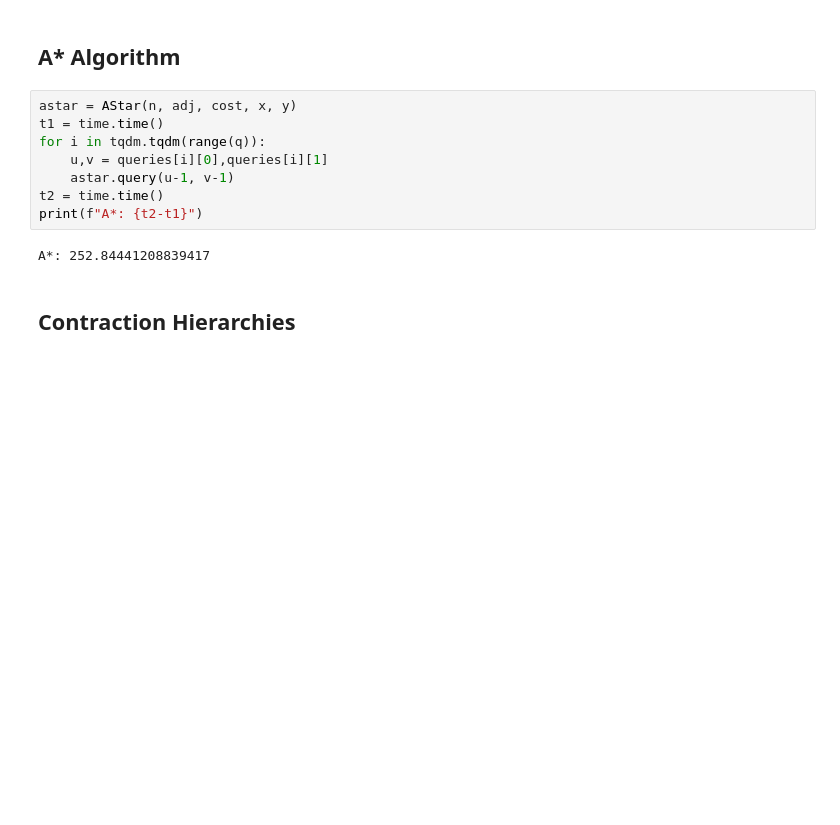
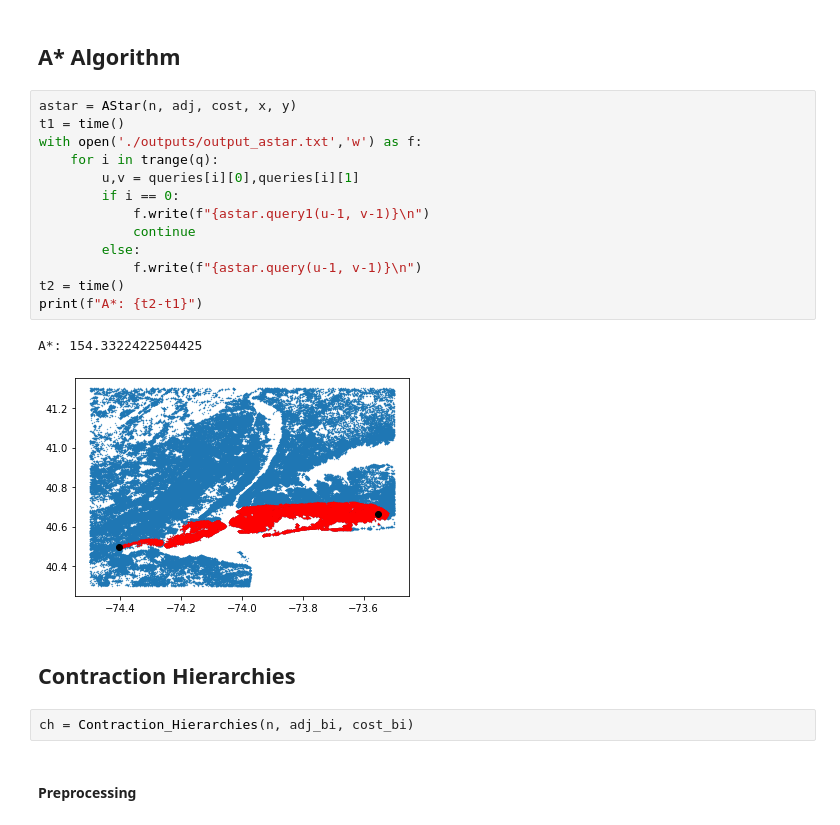
Before and after one commit to TRAGIC11/Shortest_Path_in_Graphs, a Jupyter notebook: Comparison.ipynb, the cells around one changed output. Saved outputs shown, nothing was run; the diff lists cells and outputs as text; blank space fills up the shorter version.

```diff
--- a/Comparison.ipynb
+++ b/Comparison.ipynb
@@ -67,13 +77,23 @@ Bidirectional Dijkstra: 5.849478006362915
 ## A* Algorithm
 # %%
 astar = AStar(n, adj, cost, x, y)
-t1 = time.time()
-for i in tqdm.tqdm(range(q)):
-    u,v = queries[i][0],queries[i][1]
-    astar.query(u-1, v-1)
-t2 = time.time()
+t1 = time()
+with open('./outputs/output_astar.txt','w') as f:
+    for i in trange(q):
+        u,v = queries[i][0],queries[i][1]
+        if i == 0:
+            f.write(f"{astar.query1(u-1, v-1)}\n")
+            continue
+        else:
+            f.write(f"{astar.query(u-1, v-1)}\n")
+t2 = time()
 print(f"A*: {t2-t1}")
 # %% [output]
-A*: 252.84441208839417
+A*: 154.3322422504425
+[figure, added]
 # %% [markdown]
 ## Contraction Hierarchies
+# %%
+ch = Contraction_Hierarchies(n, adj_bi, cost_bi)
+# %% [markdown]
+#### Preprocessing
```
Also changed, not shown: parts of 9 cells of this notebook, 11 other files.
